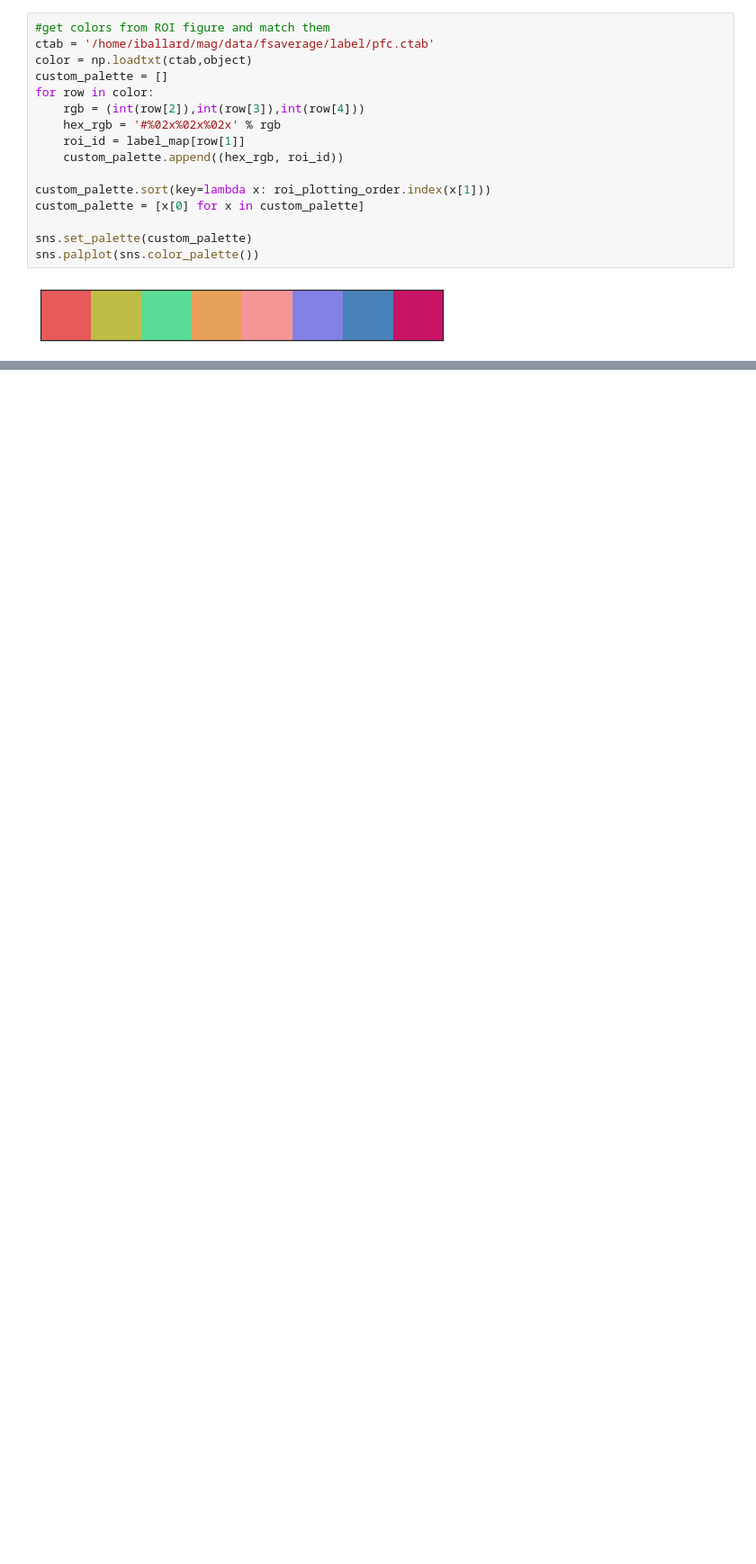
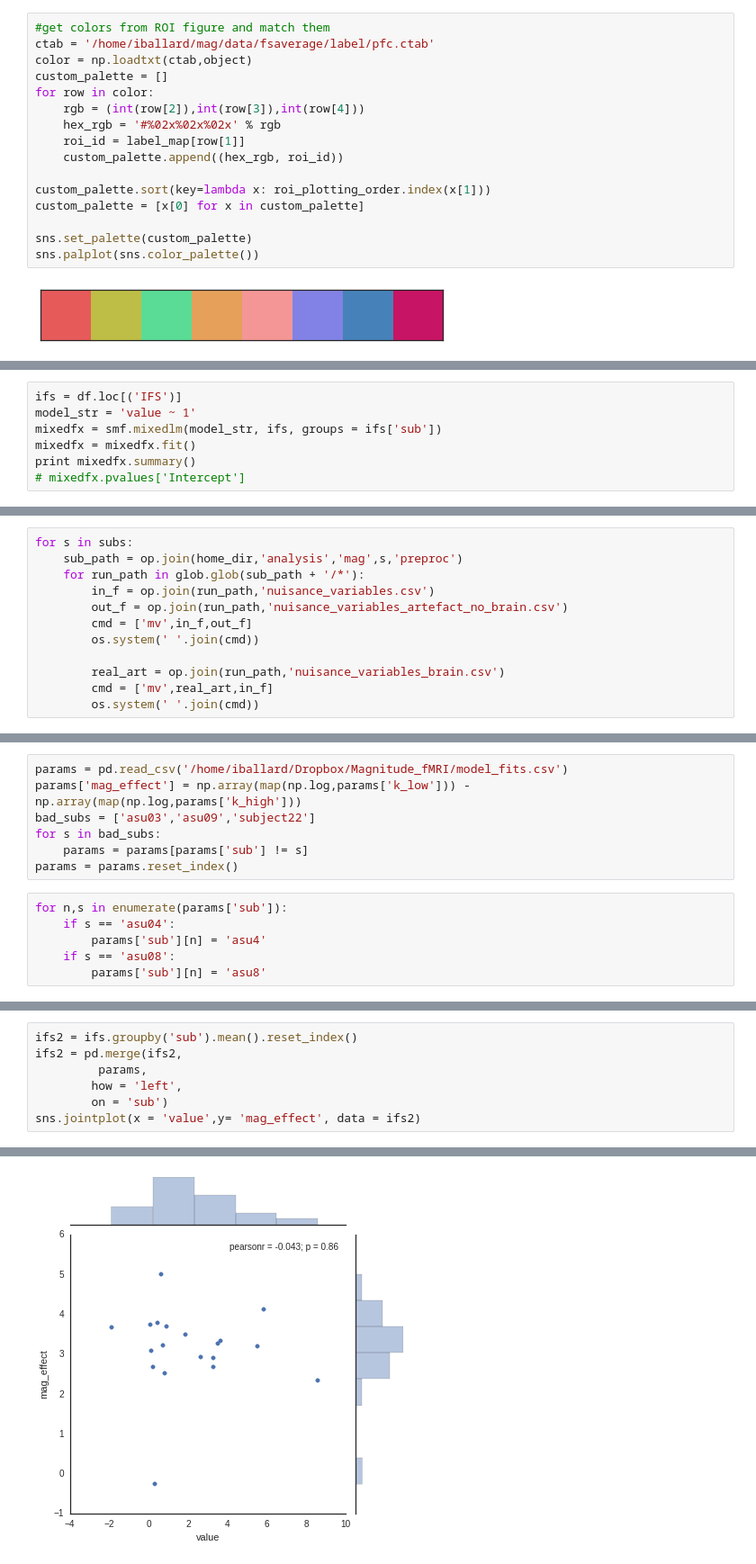
Before and after one commit to iancballard/magnitude, a Jupyter notebook: roi_analysis.ipynb, the cells around one changed output, grey strips where cells are left out. Shown at 90% size. Saved outputs shown, nothing was run; the diff lists cells and outputs as text; blank space fills up the shorter version.

```diff
--- a/roi_analysis.ipynb
+++ b/roi_analysis.ipynb
@@ -136,0 +312,7 @@ def run_contrast(exp,regspace,smoothing,contrast):
+# %%
+ifs = df.loc[('IFS')]
+model_str = 'value ~ 1'
+mixedfx = smf.mixedlm(model_str, ifs, groups = ifs['sub'])
+mixedfx = mixedfx.fit()
+print mixedfx.summary()
+# mixedfx.pvalues['Intercept']
@@ -158,0 +438,12 @@ all_results = all_results.set_index(['contrast'])
+# %%
+for s in subs:
+    sub_path = op.join(home_dir,'analysis','mag',s,'preproc')
+    for run_path in glob.glob(sub_path + '/*'):
+        in_f = op.join(run_path,'nuisance_variables.csv')
+        out_f = op.join(run_path,'nuisance_variables_artefact_no_brain.csv')
+        cmd = ['mv',in_f,out_f]
+        os.system(' '.join(cmd))
+
+        real_art = op.join(run_path,'nuisance_variables_brain.csv')
+        cmd = ['mv',real_art,in_f]
+        os.system(' '.join(cmd))
@@ -158,0 +453,13 @@ all_results = all_results.set_index(['contrast'])
+# %%
+params = pd.read_csv('/home/iballard/Dropbox/Magnitude_fMRI/model_fits.csv')
+params['mag_effect'] = np.array(map(np.log,params['k_low'])) - np.array(map(np.log,params['k_high']))
+bad_subs = ['asu03','asu09','subject22']
+for s in bad_subs:
+    params = params[params['sub'] != s]
+params = params.reset_index()
+# %%
+for n,s in enumerate(params['sub']):
+    if s == 'asu04':
+        params['sub'][n] = 'asu4'
+    if s == 'asu08':
+        params['sub'][n] = 'asu8'
@@ -158,0 +474,8 @@ all_results = all_results.set_index(['contrast'])
+# %%
+ifs2 = ifs.groupby('sub').mean().reset_index()
+ifs2 = pd.merge(ifs2,
+         params,
+        how = 'left',
+        on = 'sub')
+sns.jointplot(x = 'value',y= 'mag_effect', data = ifs2)
+# %% [output]
@@ -158,0 +483 @@ all_results = all_results.set_index(['contrast'])
+[figure, added]
```
Also changed, not shown: parts of 27 cells of this notebook.
